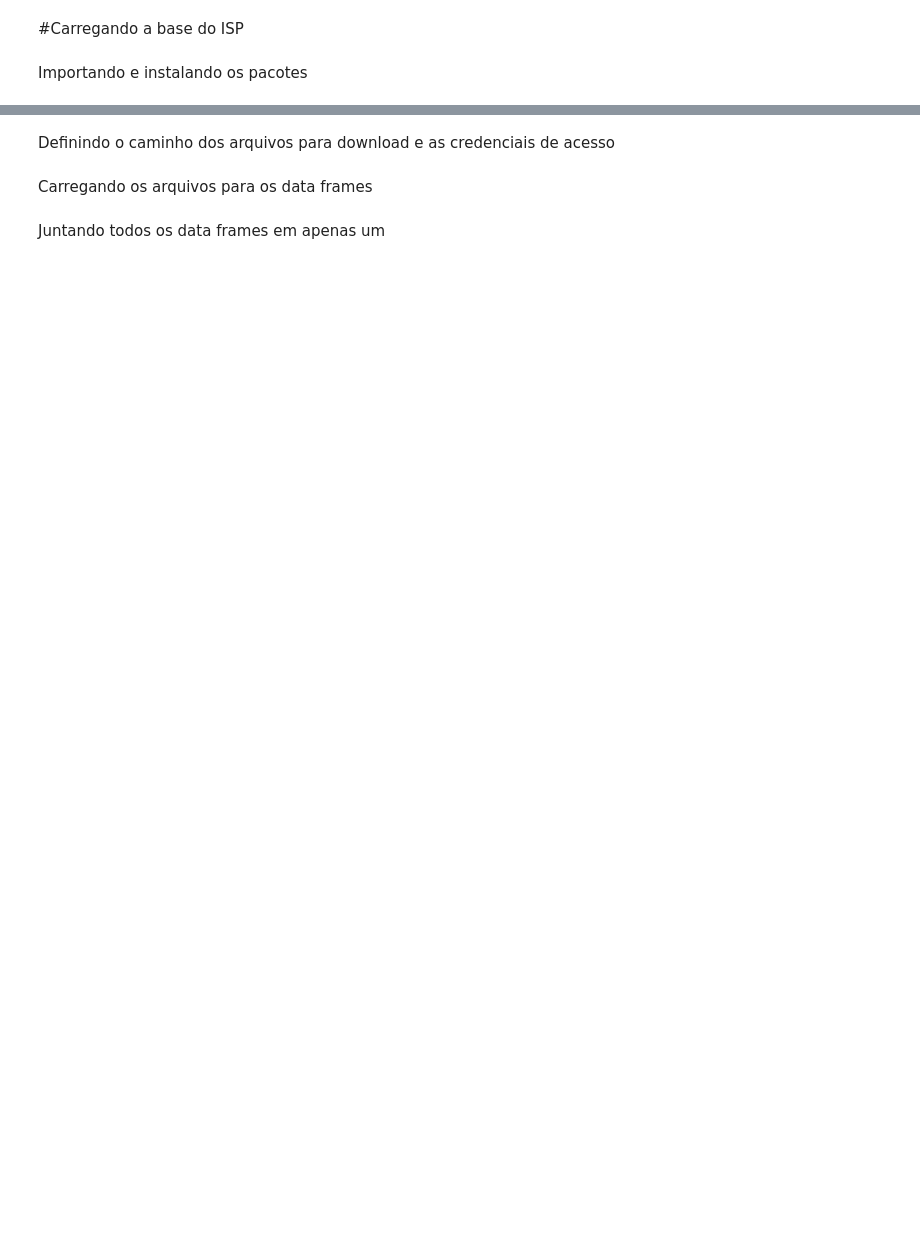
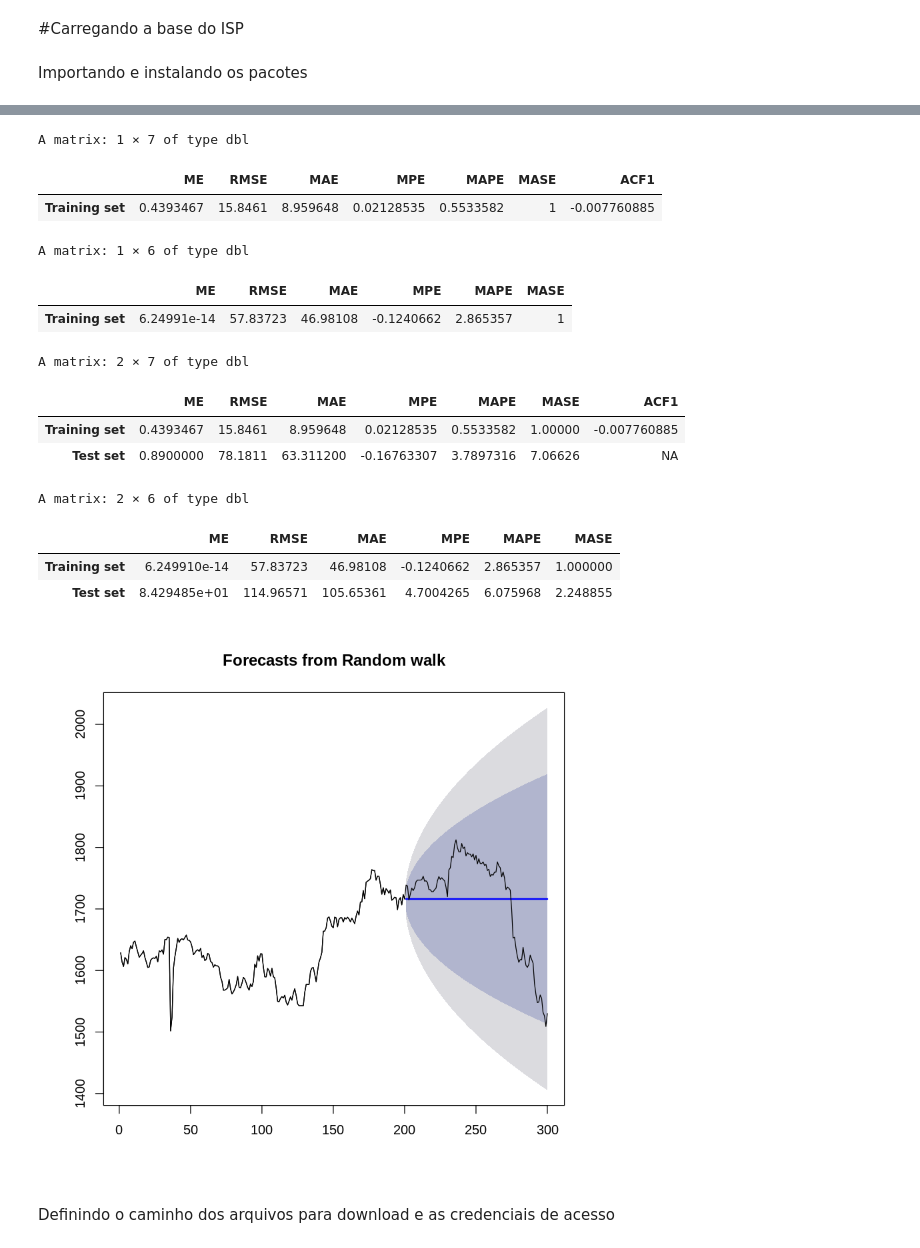
Before and after one commit to americofreitasjr/AnaliseSegurancaPublicaRJ, a Jupyter notebook: Step_4_Carregando_bases_BETS.ipynb, the cells around one changed output, grey strips where cells are left out. Saved outputs shown, nothing was run; the diff lists cells and outputs as text; code cells hidden in the pictures; blank space fills up the shorter version.

```diff
--- a/Step_4_Carregando_bases_BETS.ipynb
+++ b/Step_4_Carregando_bases_BETS.ipynb
@@ -18,2 +27,27 @@ Loading required package: plyr
+# %%
+fit1 <- rwf(EuStockMarkets[1:200,1],h=100)
+fit2 <- meanf(EuStockMarkets[1:200,1],h=100)
+accuracy(fit1)
+accuracy(fit2)
+accuracy(fit1,EuStockMarkets[201:300,1])
+accuracy(fit2,EuStockMarkets[201:300,1])
+plot(fit1)
+lines(EuStockMarkets[1:300,1])
+# %% [output]
+A matrix: 1 × 7 of type dbl
+|  | ME | RMSE | MAE | MPE | MAPE | MASE | ACF1 |
+| Training set | 0.4393467 | 15.8461 | 8.959648 | 0.02128535 | 0.5533582 | 1 | -0.007760885 |
+A matrix: 1 × 6 of type dbl
+|  | ME | RMSE | MAE | MPE | MAPE | MASE |
+| Training set | 6.24991e-14 | 57.83723 | 46.98108 | -0.1240662 | 2.865357 | 1 |
+A matrix: 2 × 7 of type dbl
+|  | ME | RMSE | MAE | MPE | MAPE | MASE | ACF1 |
+| Training set | 0.4393467 | 15.8461 | 8.959648 | 0.02128535 | 0.5533582 | 1.00000 | -0.007760885 |
+| Test set | 0.8900000 | 78.1811 | 63.311200 | -0.16763307 | 3.7897316 | 7.06626 | NA |
+A matrix: 2 × 6 of type dbl
+|  | ME | RMSE | MAE | MPE | MAPE | MASE |
+| Training set | 6.249910e-14 | 57.83723 | 46.98108 | -0.1240662 | 2.865357 | 1.000000 |
+| Test set | 8.429485e+01 | 114.96571 | 105.65361 | 4.7004265 | 6.075968 | 2.248855 |
+[figure, added]
 # %% [markdown]
 Definindo o caminho dos arquivos para download e as credenciais de acesso
@@ -25,2 +53,0 @@ fullUrl=paste0("https://",user,":",pass,"@",url,"/")
-# %% [markdown]
-Carregando os arquivos para os data frames
@@ -37,2 +53,0 @@ parte9 = read.csv2(file = paste0(fullUrl,"pedido_022_2019_parte9.csv"), header =
-# %% [markdown]
-Juntando todos os data frames em apenas um
```
Also changed, not shown: parts of 8 cells of this notebook.
